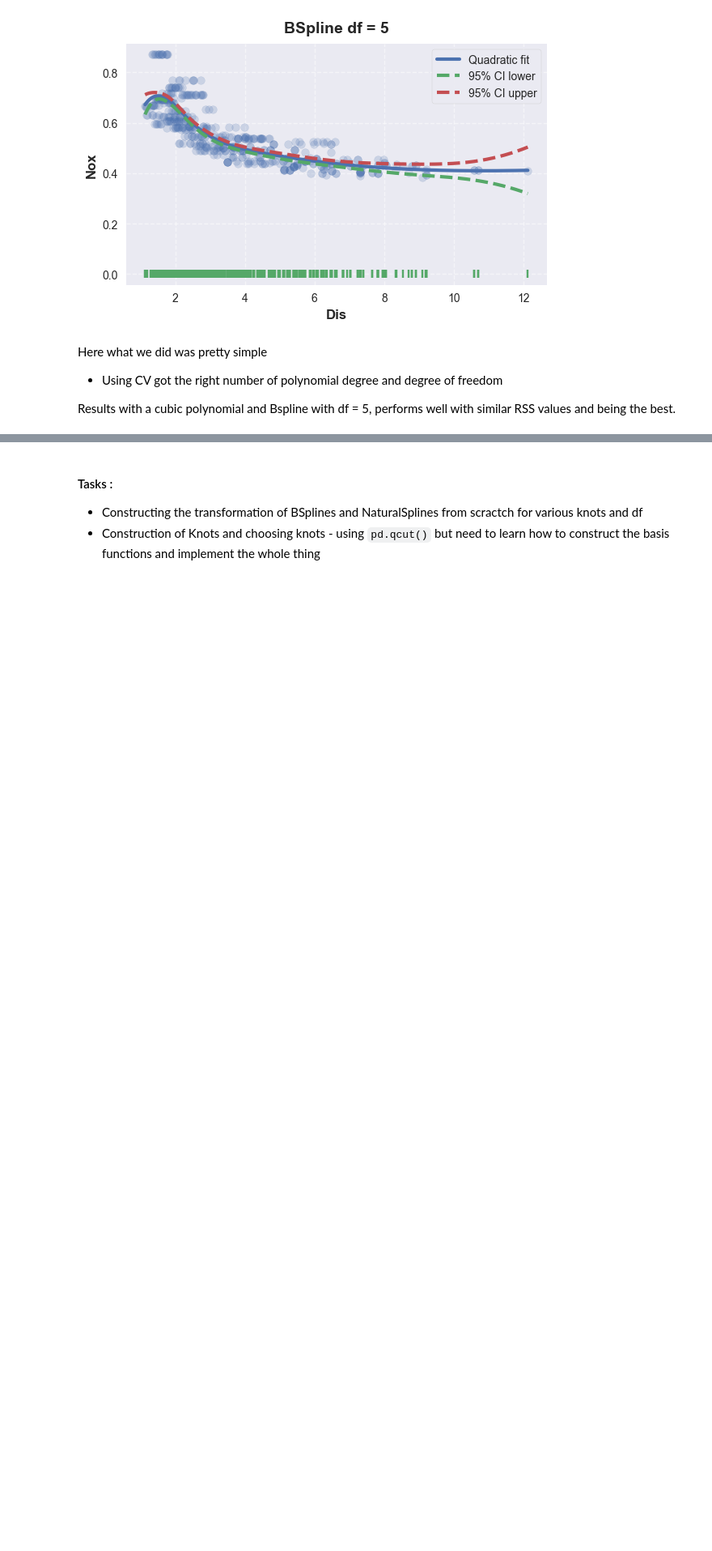
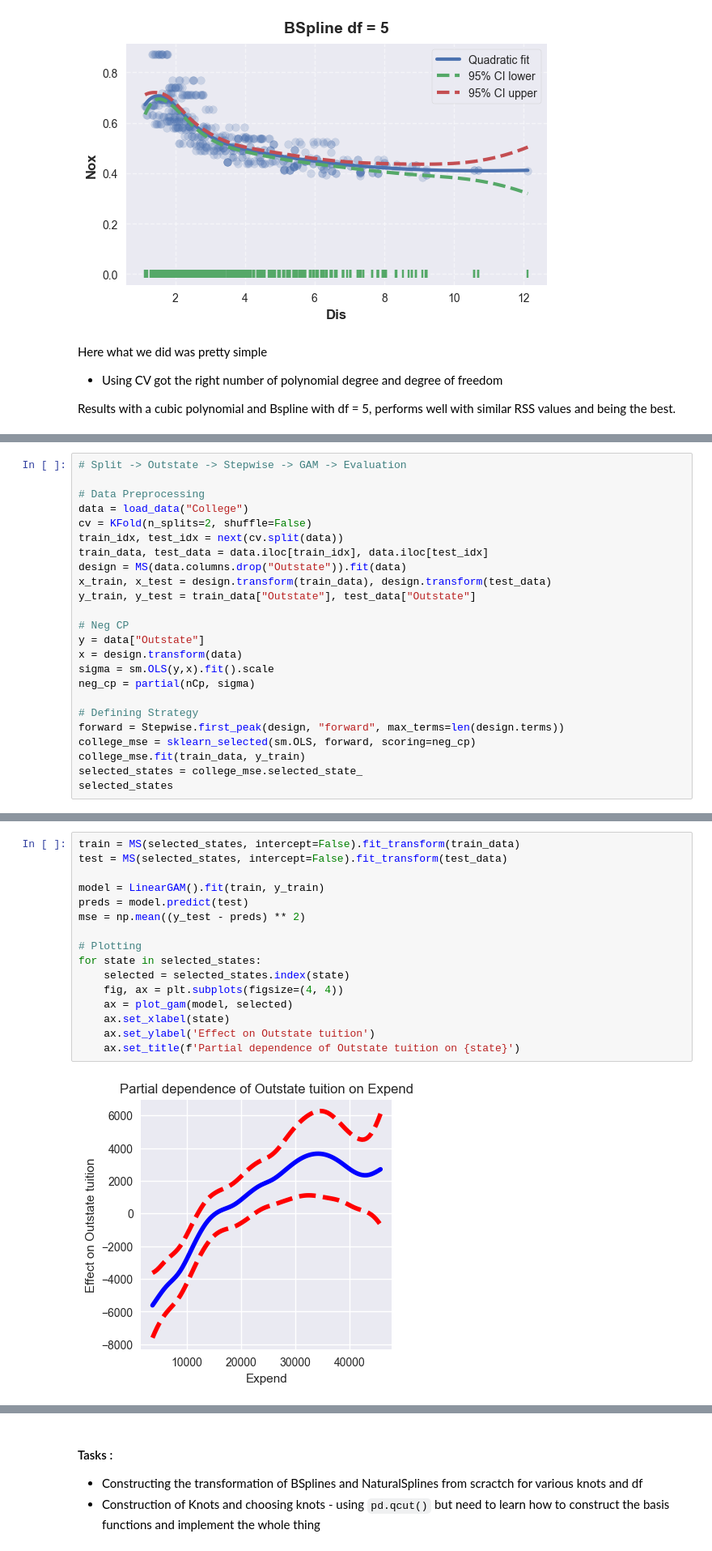
Before and after one commit to kkkamur07/ISL-Learning, a Jupyter notebook: NonLinearity/nonLinearity-questions.ipynb, the cells around one changed output, grey strips where cells are left out. Shown at 81% size. Cells and saved outputs as stored; diff of their text form; blank space fills up the shorter version.

Commit message:
nonLinearity-10

```diff
--- a/NonLinearity/nonLinearity-questions.ipynb
+++ b/NonLinearity/nonLinearity-questions.ipynb
@@ -619,0 +641,24 @@ Results with a cubic polynomial and Bspline with df = 5, performs well with simi
+# %%
+# Split -> Outstate -> Stepwise -> GAM -> Evaluation
+
+# Data Preprocessing
+data = load_data("College")
+cv = KFold(n_splits=2, shuffle=False)
+train_idx, test_idx = next(cv.split(data))
+train_data, test_data = data.iloc[train_idx], data.iloc[test_idx]
+design = MS(data.columns.drop("Outstate")).fit(data)
+x_train, x_test = design.transform(train_data), design.transform(test_data)
+y_train, y_test = train_data["Outstate"], test_data["Outstate"]
+
+# Neg CP
+y = data["Outstate"]
+x = design.transform(data)
+sigma = sm.OLS(y,x).fit().scale
+neg_cp = partial(nCp, sigma)
+
+# Defining Strategy
+forward = Stepwise.first_peak(design, "forward", max_terms=len(design.terms))
+college_mse = sklearn_selected(sm.OLS, forward, scoring=neg_cp)
+college_mse.fit(train_data, y_train)
+selected_states = college_mse.selected_state_
+selected_states
@@ -619,0 +674,18 @@ Results with a cubic polynomial and Bspline with df = 5, performs well with simi
+# %%
+train = MS(selected_states, intercept=False).fit_transform(train_data)
+test = MS(selected_states, intercept=False).fit_transform(test_data)
+
+model = LinearGAM().fit(train, y_train)
+preds = model.predict(test)
+mse = np.mean((y_test - preds) ** 2)
+
+# Plotting
+for state in selected_states:
+    selected = selected_states.index(state)
+    fig, ax = plt.subplots(figsize=(4, 4))
+    ax = plot_gam(model, selected)
+    ax.set_xlabel(state)
+    ax.set_ylabel('Effect on Outstate tuition')
+    ax.set_title(f'Partial dependence of Outstate tuition on {state}')
+# %% [output]
+[figure, added]
```
Also changed, not shown: parts of 7 cells of this notebook, 1 other file.
